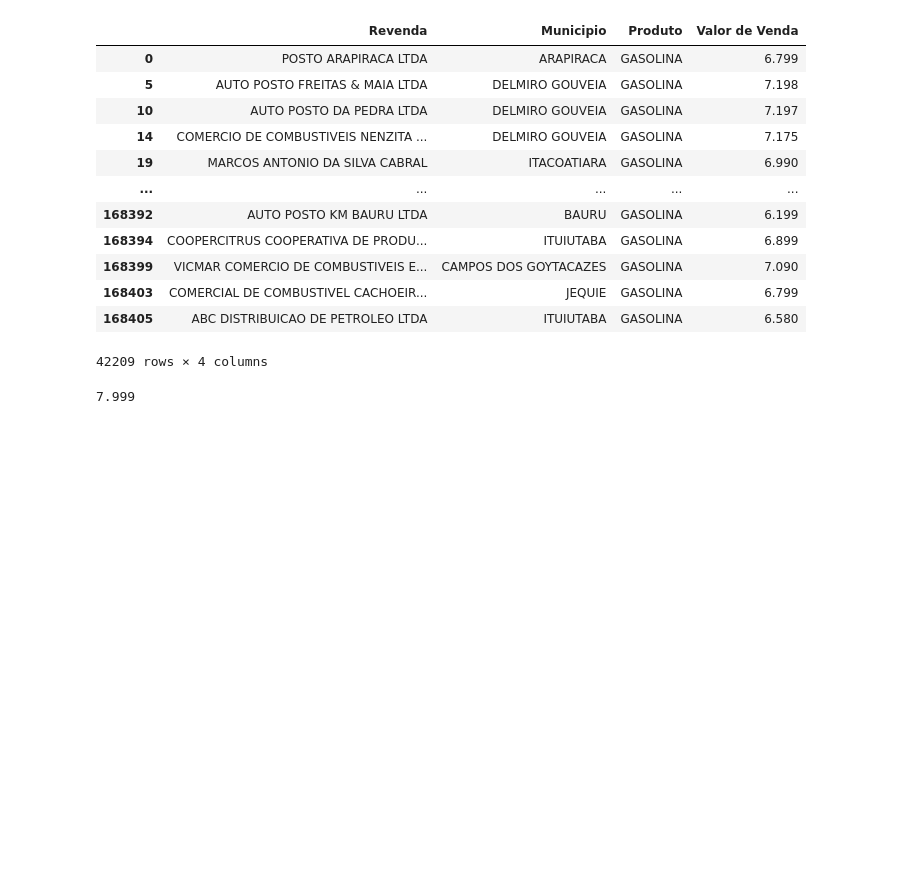
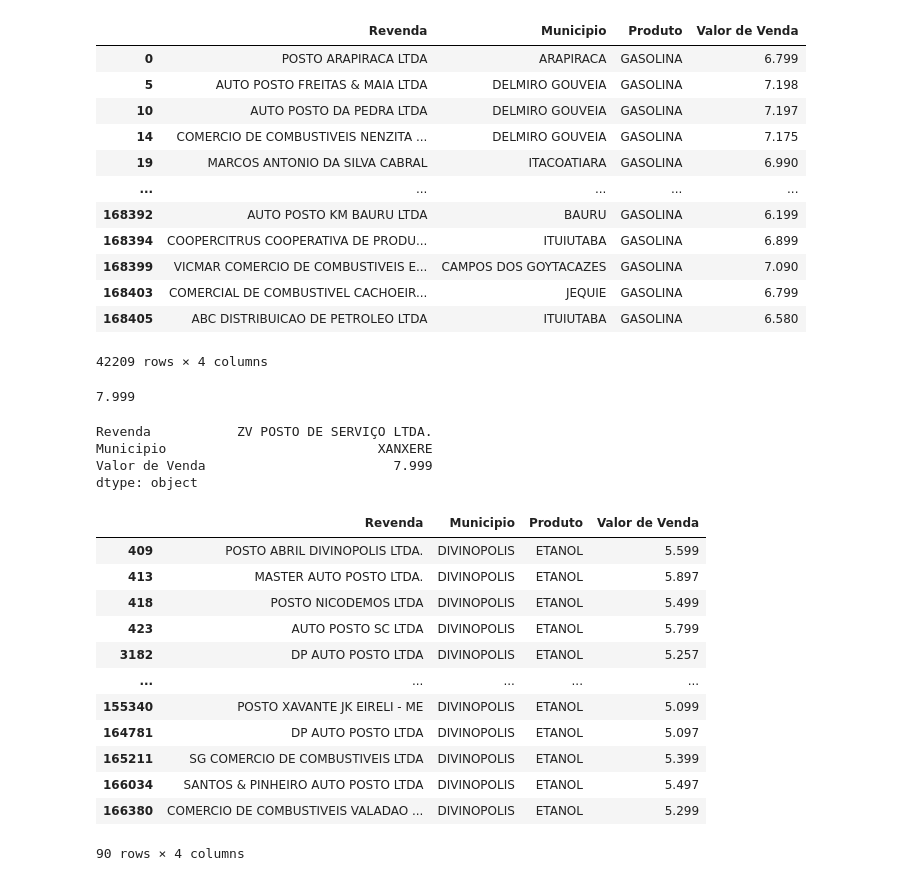
Before and after one commit to vnansolu/CursoDeExtensaoPythonPandas2023-01, a Jupyter notebook: Primeiro_Exemplo_em_Pandas.ipynb, the cells around one changed output. Drawn from its saved outputs; the diff is of its cells as text; code cells hidden in the pictures; blank space fills up the shorter version.

```diff
--- a/Primeiro_Exemplo_em_Pandas.ipynb
+++ b/Primeiro_Exemplo_em_Pandas.ipynb
@@ -198,3 +198,30 @@ display(gas_df['Valor de Venda'].max())
 | 168405 | ABC DISTRIBUICAO DE PETROLEO LTDA | ITUIUTABA | GASOLINA | 6.580 |
 42209 rows × 4 columns
 7.999
+# %%
+#exibir qual é o posto e municipio da gasolina mais cara do pais?
+display(gas_df[['Revenda', 'Municipio', 'Valor de Venda']].max())
+# %% [output]
+Revenda           ZV POSTO DE SERVIÇO LTDA.
+Municipio                           XANXERE
+Valor de Venda                        7.999
+dtype: object
+# %%
+#DataFrame.loc[] com múltiplas condições para filtragem
+#Quais são os preços, postos que vendem Etanol na minha cidade (divinopolis)
+etanol_divinopolis_df = ca_df.loc[(ca_df['Produto'] == 'ETANOL') & (ca_df['Municipio'] == 'DIVINOPOLIS')]
+display(etanol_divinopolis_df)
+# %% [output]
+|  | Revenda | Municipio | Produto | Valor de Venda |
+| 409 | POSTO ABRIL DIVINOPOLIS LTDA. | DIVINOPOLIS | ETANOL | 5.599 |
+| 413 | MASTER AUTO POSTO LTDA. | DIVINOPOLIS | ETANOL | 5.897 |
+| 418 | POSTO NICODEMOS LTDA | DIVINOPOLIS | ETANOL | 5.499 |
+| 423 | AUTO POSTO SC LTDA | DIVINOPOLIS | ETANOL | 5.799 |
+| 3182 | DP AUTO POSTO LTDA | DIVINOPOLIS | ETANOL | 5.257 |
+| ... | ... | ... | ... | ... |
+| 155340 | POSTO XAVANTE JK EIRELI - ME | DIVINOPOLIS | ETANOL | 5.099 |
+| 164781 | DP AUTO POSTO LTDA | DIVINOPOLIS | ETANOL | 5.097 |
+| 165211 | SG COMERCIO DE COMBUSTIVEIS LTDA | DIVINOPOLIS | ETANOL | 5.399 |
+| 166034 | SANTOS & PINHEIRO AUTO POSTO LTDA | DIVINOPOLIS | ETANOL | 5.497 |
+| 166380 | COMERCIO DE COMBUSTIVEIS VALADAO ... | DIVINOPOLIS | ETANOL | 5.299 |
+90 rows × 4 columns
```
